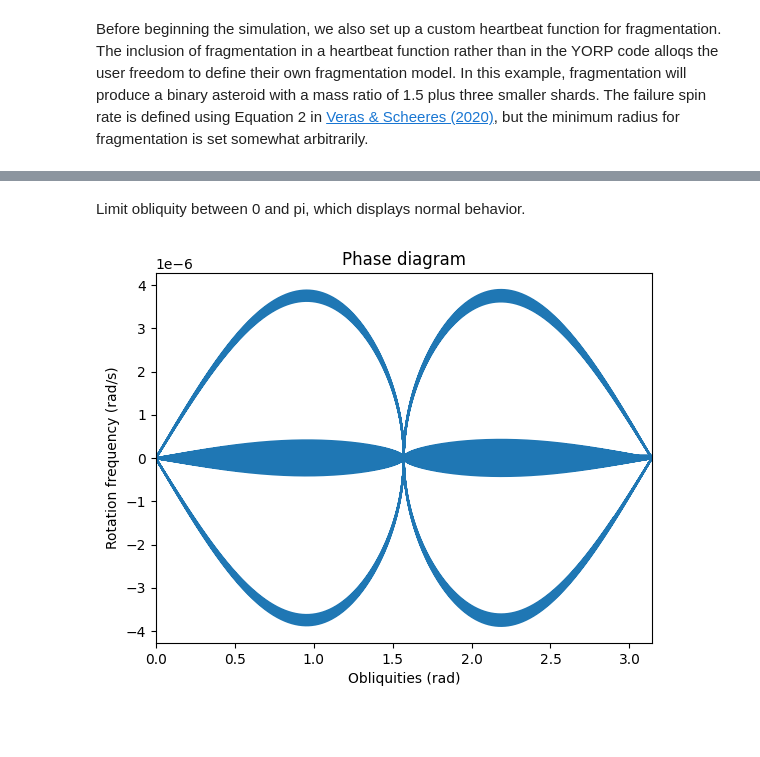
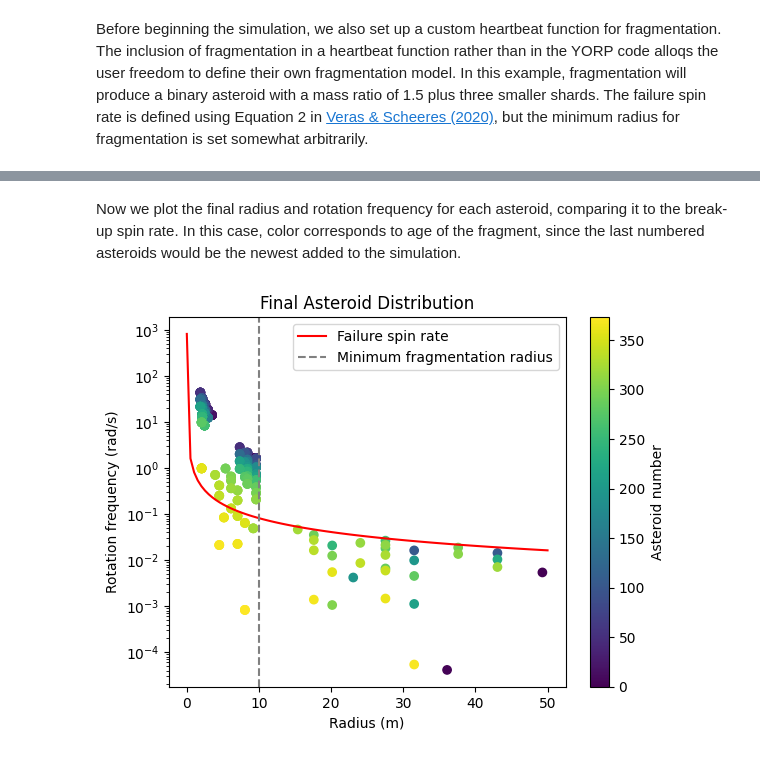
Before and after one commit to kaelynclement/reboundx, a Jupyter notebook: ipython_examples/YORP_Effect.ipynb, the cells around one changed output, grey strips where cells are left out. Saved outputs shown, nothing was run; the diff lists cells and outputs as text; code cells hidden in the pictures; blank space fills up the shorter version.

Commit message:
fixed and updated simulations with plots

```diff
--- a/ipython_examples/YORP_Effect.ipynb
+++ b/ipython_examples/YORP_Effect.ipynb
@@ -18,7 +18,7 @@ sim = rebound.Simulation()
 
 sim.units = ('yr', 'AU', 'Msun')
 sim.integrator = "whfast"
-sim.dt = 0.01 # simulation timestep in years
+sim.dt = 1.0 # simulation timestep in years
 
 # add a solar-mass star
 sim.add(m=1.0)
@@ -46,7 +46,7 @@ density = (2000.0*au_conv*au_conv*au_conv)/msun_conv # density of the object
 c_body = 1./10./10.                                  # amount of asymmetry in the asteroid from Veras & Scheeres (2020)
 sigma = 1.0e3/msun_conv*au_conv*yr_conv*yr_conv      # tensile strength of the asteroid
 rotation_frequency = 0.*yr_conv                      # initial rotation frequency
-obliquity = np.pi/6.0                                # obliquity of the asteroid's spin
+obliquity = 0                                # obliquity of the asteroid's spin
 alpha = 2./3.                                        # shape fitting parameter from Golubov & Scheeres (2019)
 beta = 1./3.                                         # fitting parameter from Golubov & Scheeres (2019)
 # %% [markdown]
@@ -252,8 +209,0 @@ We print the final rotation frequency, obliquity, and radius for each asteroid.
-# %%
-for i in range(1,sim.N):
-    final_w = ps[i].params["yorp_rotation_frequency"]/yr_conv
-    final_r = ps[i].r*au_conv
-    final_obliq = ps[i].params["yorp_obliquity"]*180./np.pi
-    print("ASTEROID", i, "FINAL ROTATION FREQUENCY:", final_w, "rad/s")
-    print("ASTEROID", i, "FINAL OBLIQUITY:", final_obliq, "deg")
-    print("ASTEROID", i, "FINAL RADIUS:", final_r, "m\n")
@@ -317,11 +210,32 @@ plt.show()
-# %% [markdown]
-Limit obliquity between 0 and pi, which displays normal behavior.
-# %%
-plt.plot(obliquities,omegas)
-plt.xlabel('Obliquities (rad)')
-plt.ylabel('Rotation frequency (rad/s)')
-plt.xlim(0,np.pi)
-plt.title('Phase diagram')
-plt.show()
-# %% [output]
-[figure, removed]
+# %% [markdown]
+Now we plot the final radius and rotation frequency for each asteroid, comparing it to the break-up spin rate. In this case, color corresponds to age of the fragment, since the last numbered asteroids would be the newest added to the simulation.
+# %%
+final_ws = np.zeros(()) # final rotation frequency array
+final_rs = np.zeros(()) # final radius array
+
+# add each final value to the two arrays
+for i in range(1,sim.N):
+    final_w = ps[i].params["yorp_rotation_frequency"]/yr_conv
+    final_r = ps[i].r*au_conv
+
+    final_rs = np.append(final_rs,final_r)
+    final_ws = np.append(final_ws,final_w)
+
+# function for breakup spin rate
+r0 = np.linspace(0.001,50,100)
+wfail = np.sqrt((4*np.pi*6.6743e-11)/3 + (2*1000)/(2000*r0**2)*2/3)
+
+# plot asteroid spin rate vs. radius
+colors = np.arange(len(final_rs))
+plt.scatter(final_rs,final_ws,c=colors,cmap='viridis')
+plt.plot(r0, wfail,c='red',label='Failure spin rate')
+plt.axvline(x=10.0, c='grey',linestyle='--',label='Minimum fragmentation radius')
+plt.legend()
+plt.colorbar(label='Asteroid number')
+plt.xlabel('Radius (m)')
+plt.ylabel('Rotation frequency (rad/s)')
+plt.title('Final Asteroid Distribution')
+plt.yscale('log')
+plt.show()
+# %% [output]
+[figure, added]
```
Also changed, not shown: parts of 17 cells of this notebook, 2 other files.
